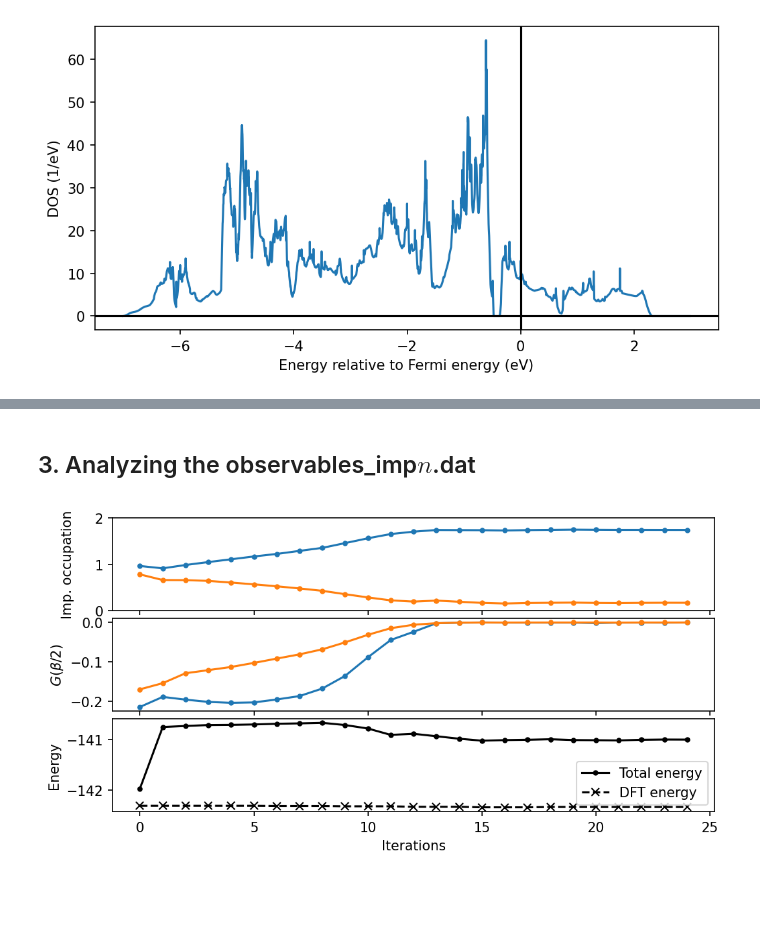
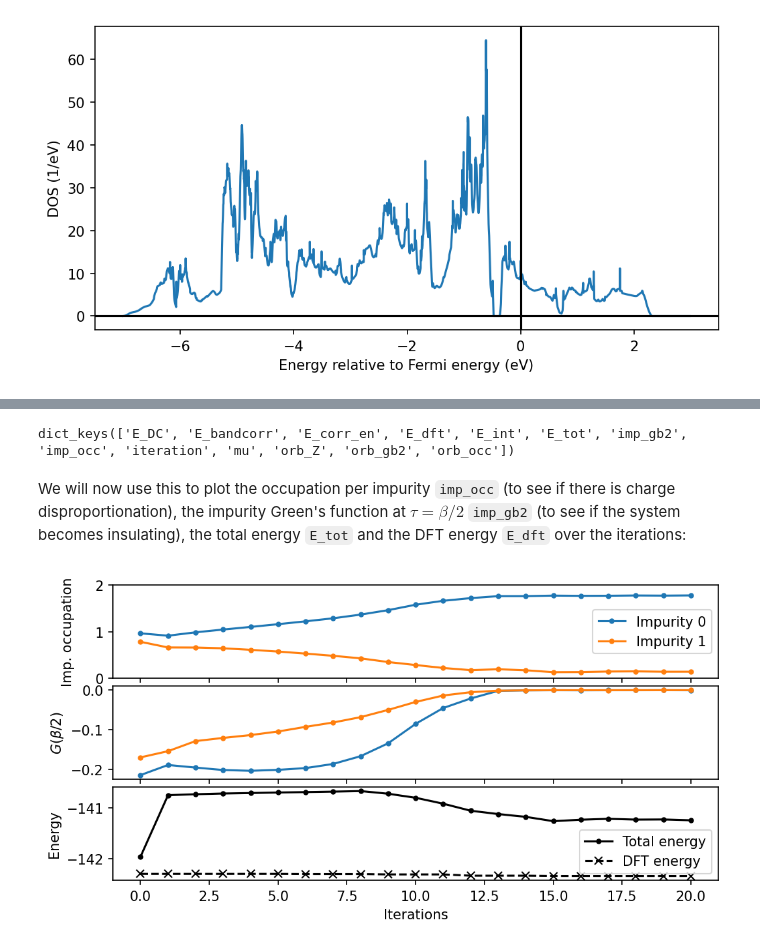
Before and after one commit to TRIQS/solid_dmft, a Jupyter notebook: doc/tutorials/PrNiO3_csc_vasp_plo_cthyb/tutorial.ipynb, the cells around one changed output, grey strips where cells are left out. Cells and saved outputs as stored; diff of their text form; code cells hidden in the pictures; blank space fills up the shorter version.

```diff
--- a/doc/tutorials/PrNiO3_csc_vasp_plo_cthyb/tutorial.ipynb
+++ b/doc/tutorials/PrNiO3_csc_vasp_plo_cthyb/tutorial.ipynb
@@ -100,2 +142,0 @@ Shows: We are capturing the right bands, small changes from charge self-consiste
-# %% [markdown]
-## 3. Analyzing the observables_imp$n$.dat
@@ -108,22 +142,0 @@ observables_data = np.array(observables_data)
-# %%
-fig, axes = plt.subplots(nrows=3, sharex=True)
-
-for i in range(2):
-    axes[0].plot(observables_data[i, :, 6], '.-', c=f'C{i}')
-    axes[1].plot(observables_data[i, :, 2]+observables_data[i, :, 3], '.-', c=f'C{i}')
-
-# Not impurity-dependent
-axes[2].plot(observables_data[0, :, 7], '.-', c='k', label='Total energy')
-axes[2].plot(observables_data[0, :, 8], 'x--', c='k', label='DFT energy')
-
-axes[0].set_ylabel('Imp. occupation\n')
-axes[0].set_ylim(0, 2)
-axes[1].set_ylabel(r'$G(\beta/2)$')
-axes[2].set_ylabel('Energy')
-axes[2].legend()
-
-axes[-1].set_xlabel('Iterations')
-fig.subplots_adjust(hspace=.08)
-pass
-# %% [output]
-[figure, removed]
@@ -130 +146,31 @@ pass
+# %%
+observables.keys()
+# %% [output]
+dict_keys(['E_DC', 'E_bandcorr', 'E_corr_en', 'E_dft', 'E_int', 'E_tot', 'imp_gb2', 'imp_occ', 'iteration', 'mu', 'orb_Z', 'orb_gb2', 'orb_occ'])
+# %% [markdown]
+We will now use this to plot the occupation per impurity `imp_occ` (to see if there is charge disproportionation), the impurity Green's function at $\tau=\beta/2$ `imp_gb2` (to see if the system becomes insulating), the total energy `E_tot` and the DFT energy `E_dft` over the iterations:
+# %%
+fig, axes = plt.subplots(nrows=3, sharex=True)
+
+for i in range(2):
+    axes[0].plot(np.array(observables['imp_occ'][i]['up'])+np.array(observables['imp_occ'][i]['down']), '.-', c=f'C{i}',
+                label=f'Impurity {i}')
+    axes[1].plot(np.array(observables['imp_gb2'][i]['up'])+np.array(observables['imp_gb2'][i]['down']), '.-', c=f'C{i}')
+
+# Not impurity-dependent
+axes[2].plot(observables['E_tot'], '.-', c='k', label='Total energy')
+axes[2].plot(observables['E_dft'], 'x--', c='k', label='DFT energy')
+
+axes[0].set_ylabel('Imp. occupation\n')
+axes[0].set_ylim(0, 2)
+axes[0].legend()
+axes[1].set_ylabel(r'$G(\beta/2)$')
+axes[2].set_ylabel('Energy')
+axes[2].legend()
+
+axes[-1].set_xlabel('Iterations')
+fig.subplots_adjust(hspace=.08)
+pass
+# %% [output]
+[figure, added]
 # %% [markdown]
```
Also changed, not shown: parts of 20 cells of this notebook, 41 other files.
